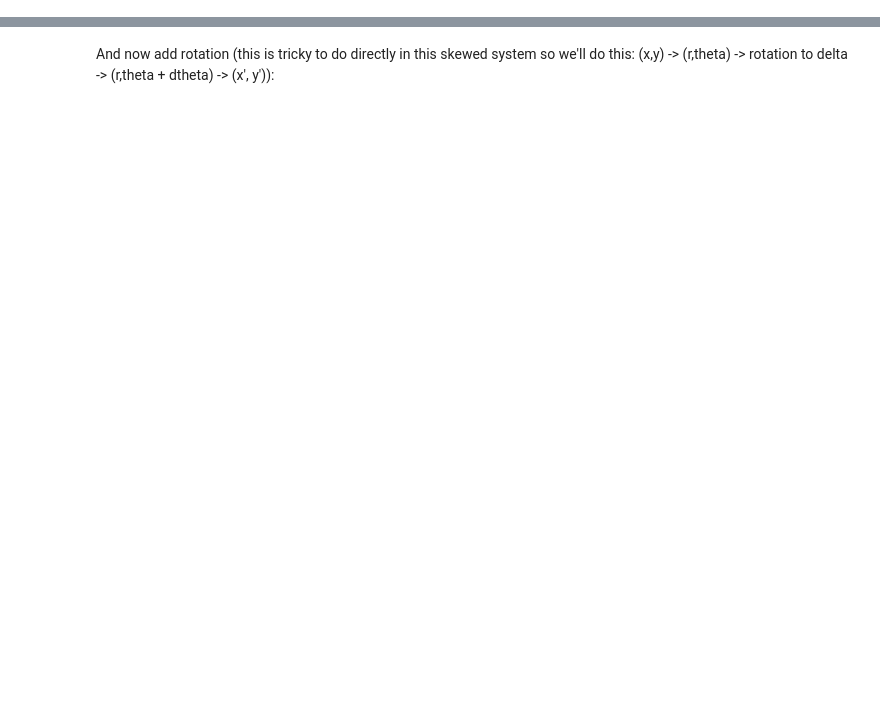
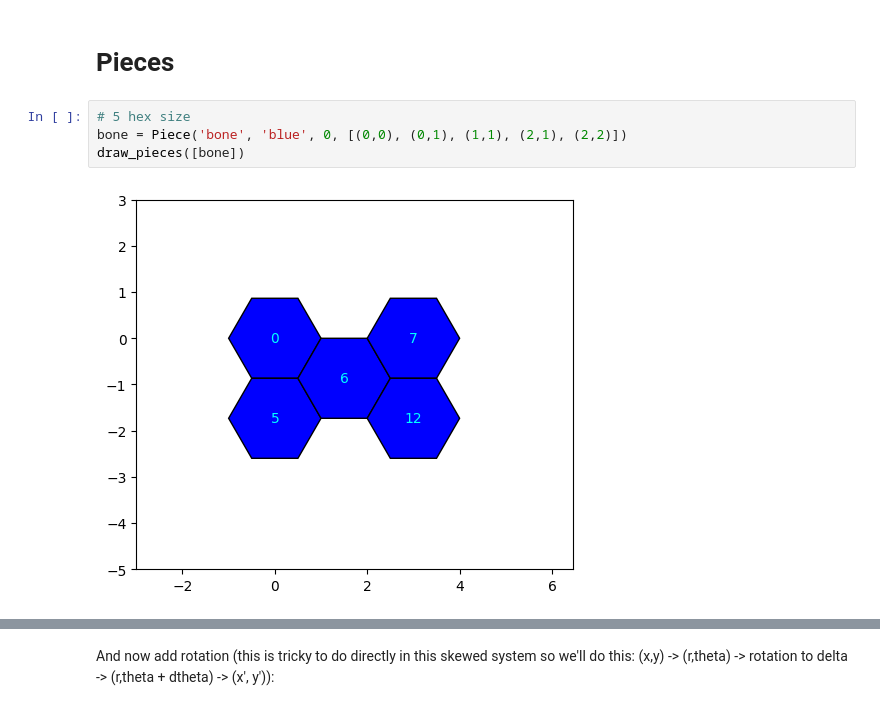
Before and after one commit to nesaboz/hexagon-puzzle, a Jupyter notebook: main.ipynb, the cells around one changed output, grey strips where cells are left out. Drawn from its saved outputs; the diff is of its cells as text; blank space fills up the shorter version.

```diff
--- a/main.ipynb
+++ b/main.ipynb
@@ -218,0 +18,8 @@ Translation:
+# %% [markdown]
+# Pieces
+# %%
+# 5 hex size
+bone = Piece('bone', 'blue', 0, [(0,0), (0,1), (1,1), (2,1), (2,2)])
+draw_pieces([bone])
+# %% [output]
+[figure, added]
```
Also changed, not shown: parts of 34 cells of this notebook, 5 other files.
